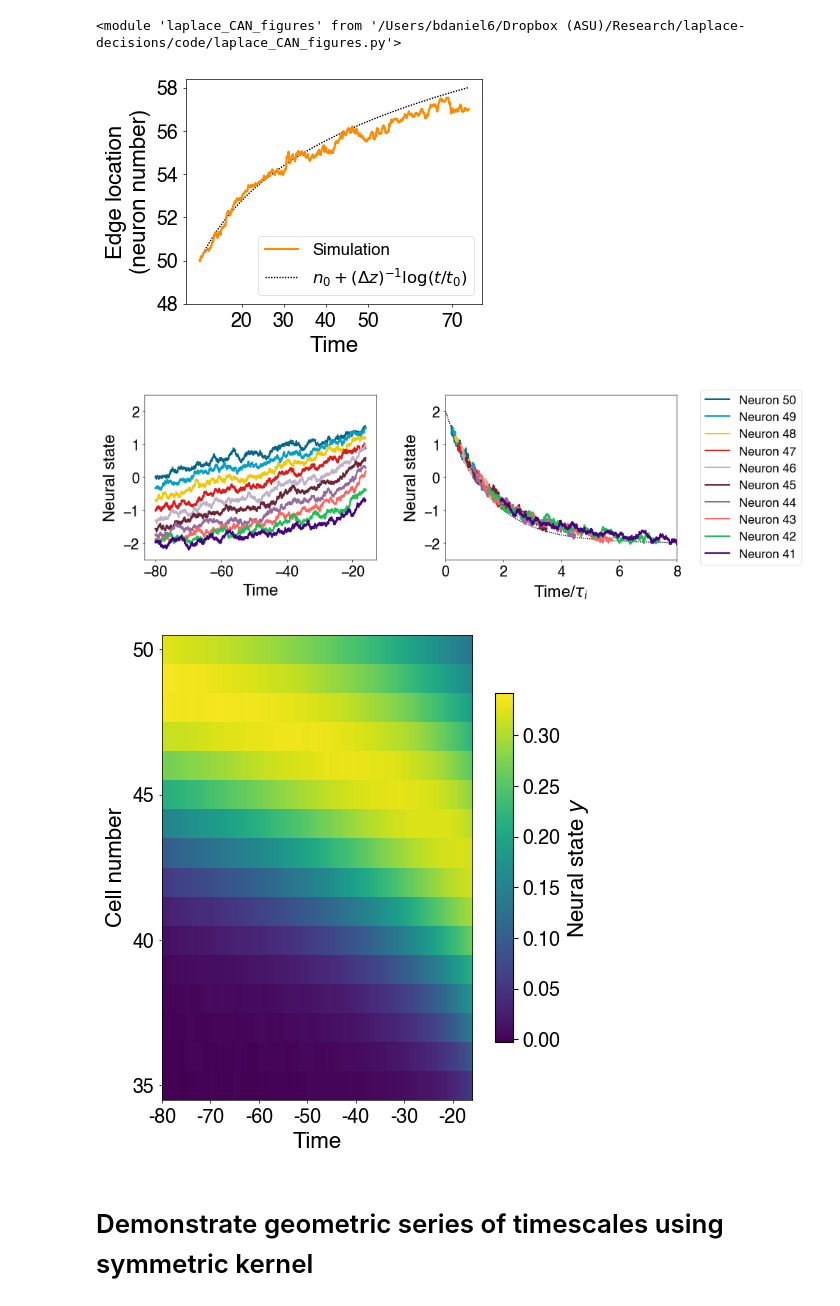
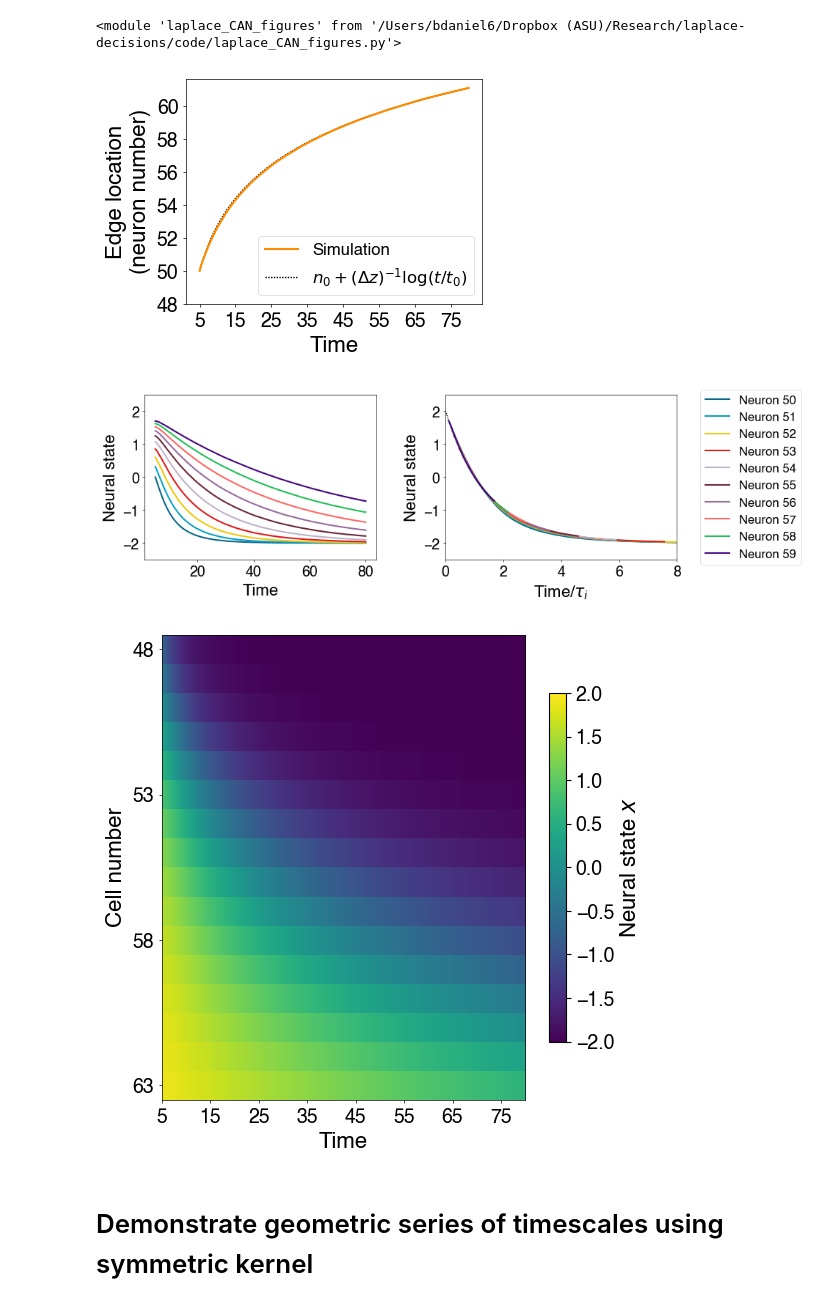
Before and after one commit to Collective-Logic-Lab/laplace-decisions, a Jupyter notebook: laplace-CAN-paper-figures.ipynb, the cells around one changed output. Cells and saved outputs as stored; diff of their text form; code cells hidden in the pictures.

Commit message:
further fiddling with plots; low noise runs

```diff
--- a/laplace-CAN-paper-figures.ipynb
+++ b/laplace-CAN-paper-figures.ipynb
@@ -70,9 +70,10 @@ zero_velocity_asymmetric_edge_Jmat: edge_shift = 0.1256244214584455
 # %%
 # run simulation
 
-noise_var = 1e-2 #1e-6 #1e-2 #0. # strength of noise (variance added per unit time)
-i_final = 7 #6 #5 #(t increases exponentially with i)
-t_final = t_0_asymmetric + 2**(i_final-1)
+noise_var = 1e-6 #1e-6 #1e-2 #0. # strength of noise (variance added per unit time)
+#i_final = 7 #6 #5 #(t increases exponentially with i)
+#t_final = t_0_asymmetric + 2**(i_final-1)
+t_final = t_0_asymmetric + 75
 delta_t = 0.01 #0.001
 seed = 12345
 
@@ -132,13 +137,16 @@ Text(0, 0.5, 'Neural state')
 # %%
 if sim_type == 'past':
+    flip_n = True
+    colors = [ (1,1-x,1-x) for x in np.linspace(1,0,5) ] # reds
+elif sim_type == 'future':
     flip_n = False
-elif sim_type == 'future':
-    flip_n = True
+    colors = [ (1-x,1-x,1) for x in np.linspace(1,0,5) ] # blues
 lf.translation_simulation_plot(net_asymmetric,states_asymmetric,states_asymmetric,
                                num_neurons_scale=5/net_asymmetric.delta_z,
-                               bump_state_min=-0.75,bump_state_max=0.75,
-                               include_feedback_plots=False,flip_n=flip_n)
-filename = '240425_asymmetric_translation_simulation_{}'.format(sim_type)
+                               bump_state_min=-0.25,bump_state_max=0.5,
+                               include_feedback_plots=False,flip_n=flip_n,
+                               colors=colors)
+filename = '240507_asymmetric_translation_simulation_{}'.format(sim_type)
 if noise_var > 1e-6:
     filename += '_noise'
 plt.savefig(filename+'.pdf')
@@ -150,18 +158,17 @@ reload(lf)
 <module 'laplace_CAN_figures' from '/Users/bdaniel6/Dropbox (ASU)/Research/laplace-decisions/code/laplace_CAN_figures.py'>
 # %%
 lf.edge_location_plot(net_asymmetric,states_asymmetric,n_0_asymmetric,t_0_asymmetric,delta_z,logscale=False)
-plt.xticks(t_0_asymmetric + np.array([10,20,30,40,60]),t_0_asymmetric + np.array([10,20,30,40,60]));
+plt.xticks(t_0_asymmetric + np.array([0,10,20,30,40,50,60,70]),t_0_asymmetric + np.array([0,10,20,30,40,50,60,70]));
 if sim_type == 'past':
-    plt.yticks(n_0_asymmetric+np.arange(-2,10,2))
+    plt.yticks(n_0_asymmetric+np.arange(-2,12,2))
 elif sim_type == 'future':
-    plt.yticks(n_0_asymmetric-np.arange(-2,10,2))
-    plt.xscale('linear')
-filename = '240425_asymmetric_edge_location_{}'.format(sim_type)
+    plt.yticks(n_0_asymmetric-np.arange(-2,12,2))
+filename = '240507_asymmetric_edge_location_{}'.format(sim_type)
 if noise_var > 1e-6:
     filename += '_noise'
 plt.savefig(filename+'.pdf')
 # %% [output]
-[figure, old version]
+[figure, new version]
 # %%
 lf.time_rescaling_plot(states_asymmetric,n_0_asymmetric,t_0_asymmetric,delta_z,
                        state_min=-net_asymmetric.J-0.5,state_max=net_asymmetric.J+0.5,
@@ -179,53 +186,51 @@ plt.plot(analytical_times/t_0_asymmetric,
          zorder=-10,
          lw=1,
          ls=(0,(1,1)) )
-filename = '240425_asymmetric_time_rescaling_{}'.format(sim_type)
+filename = '240507_asymmetric_time_rescaling_{}'.format(sim_type)
 if noise_var > 1e-6:
     filename += '_noise'
 plt.savefig(filename+'.pdf')
 # %% [output]
-[figure, old version]
+[figure, new version]
 # %%
 # 2024/1/18 make 2D heat-map plot for "edge" and "bump" neurons
-neuronType = 'bump' #'edge' #'bump'
+neuronType = 'edge' #'edge' #'bump'
 fig = plt.figure(figsize=(6,6))
 if sim_type == 'past':
-    neuronMin,neuronMax = 50,50+16
+    neuronMin,neuronMax = 50-2,50+14
 elif sim_type == 'future':
-    neuronMin,neuronMax = 50-16+1,50+1
+    neuronMin,neuronMax = 50-14+1,50+2+1
 if neuronType == 'edge': # "edge" neurons
-    plt.matshow(states_asymmetric.T[neuronMin:neuronMax+1],fignum=fig)
+    plt.matshow(states_asymmetric.T[neuronMin:neuronMax+1],fignum=fig,vmin=-2,vmax=+2)
     stateName = '$x$'
 elif neuronType == 'bump': # "bump" neurons
-    plt.matshow(states_asymmetric.T[Npopulation+neuronMin:Npopulation+neuronMax+1],fignum=fig)
+    plt.matshow(states_asymmetric.T[Npopulation+neuronMin:Npopulation+neuronMax+1],fignum=fig,vmin=-0.3,vmax=0.6)
     stateName = '$y$'
+    # also plot desired edge location as a dashed white line
+    t_to_index = lambda t: (t - t_0_asymmetric)/delta_t
+    n_to_index = lambda n: n - neuronMin
+    theory_data = n_0_asymmetric+1./delta_z*np.log(states_asymmetric.index/t_0_asymmetric)
+    plt.plot(t_to_index(states_asymmetric.index),n_to_index(theory_data),'w--')
 else:
     raise Exception("unrecognized neuronType")
 plt.gca().set_aspect(600)
 plt.gca().xaxis.tick_bottom()
 
-if sim_type == 'past':
-    plt.xticks(range(0,7000,1000),range(t_0_asymmetric,t_0_asymmetric+70,10))
-    plt.yticks(range(0,neuronMax-neuronMin,5),range(neuronMin,neuronMax,5))
-elif sim_type == 'future':
-    plt.xticks(range(0,7000,1000),range(t_0_asymmetric,t_0_asymmetric+70,10))
-    plt.yticks(range(0,neuronMax-neuronMin,5),range(neuronMin,neuronMax,5))
-    #plt.yticks(range(neuronMax-neuronMin,0,-5),range(neuronMax,neuronMin,-5))
-    #plt.axis(xmin=7000,xmax=0)
-    plt.axis(ymin=neuronMax-neuronMin,ymax=0)
-    plt.axis(ymin=-0.5,ymax=neuronMax-neuronMin-0.5)
+plt.xticks(range(0,8000,1000),range(t_0_asymmetric,t_0_asymmetric+80,10))
+plt.yticks(range(0,neuronMax-neuronMin,5),range(neuronMin,neuronMax,5))
+plt.axis(ymin=neuronMax-neuronMin-0.5,ymax=-0.5,)
 plt.xlabel('Time')
 plt.ylabel('Cell number')
 plt.colorbar(shrink=0.75,label='Neural state {}'.format(stateName))
 #plt.axis(ymin=70,ymax=40)
 #fig.subplots_adjust(bottom=0.9,top=0.95) # doesn't do anything?
 lf.defaultFigure.makePretty()
-filename = '240425_{}_neuron_firing_rate_vs_cell_and_time_{}'.format(neuronType,sim_type)
+filename = '240507_{}_neuron_firing_rate_vs_cell_and_time_{}'.format(neuronType,sim_type)
 if noise_var > 1e-6:
     filename += '_noise'
 plt.savefig(filename+'.pdf')
 # %% [output]
-[figure, old version]
+[figure, new version]
 # %% [markdown]
 # Demonstrate geometric series of timescales using symmetric kernel
 # %%
```
Also changed, not shown: parts of 4 cells of this notebook, 1 other file.
